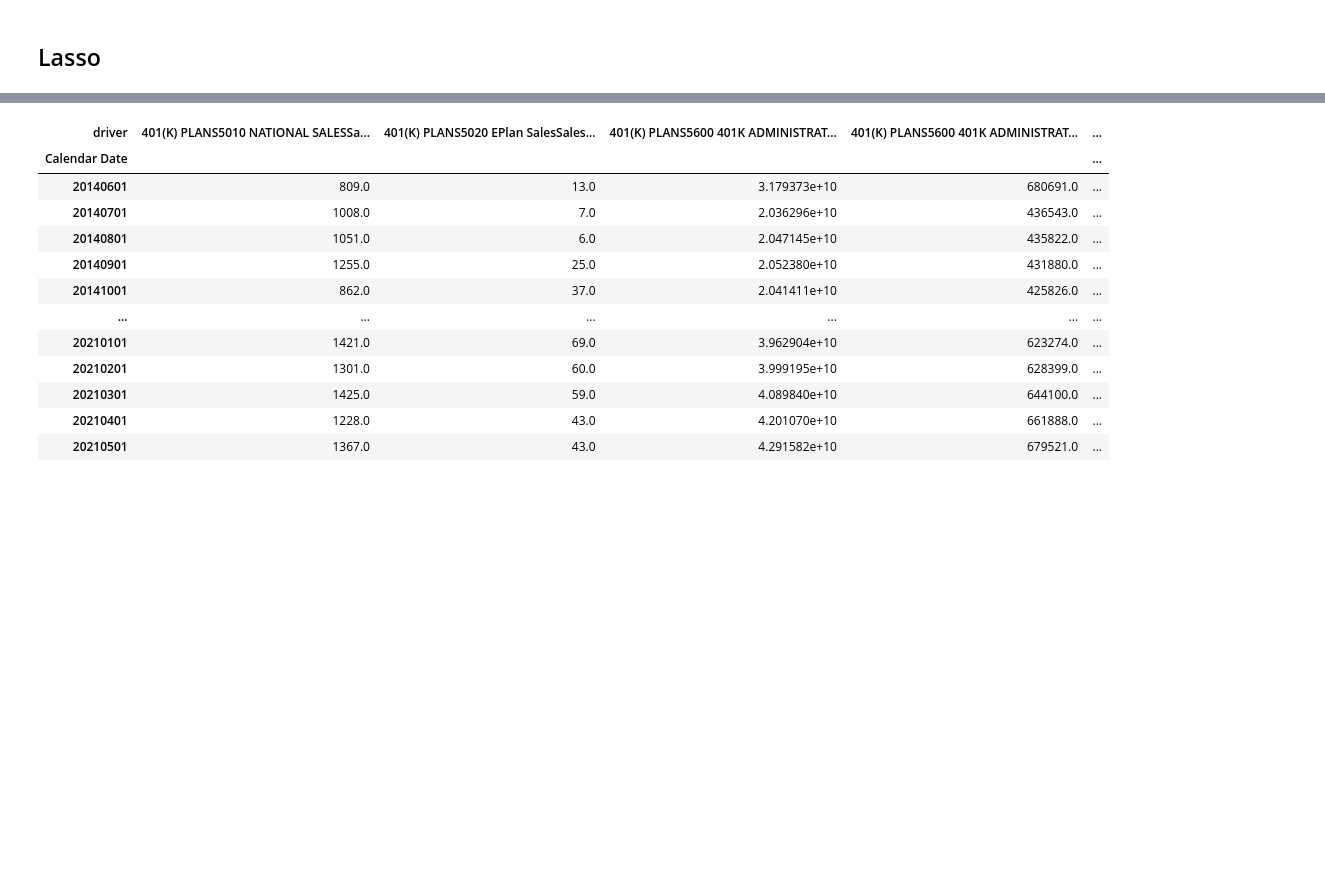
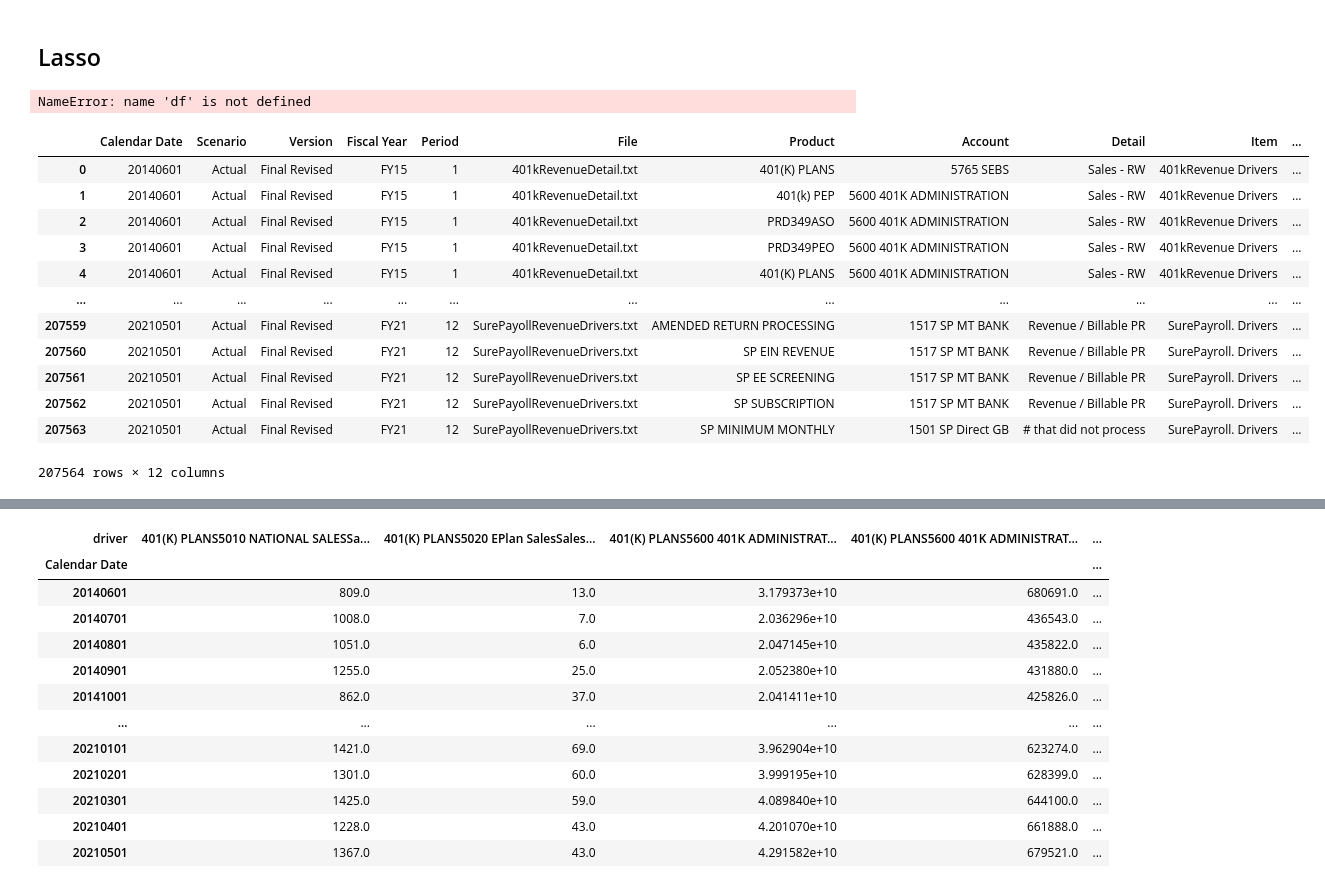
Before and after one commit to jluisjm/Paychex_revenue_forecast, a Jupyter notebook: notebooks/ExternalDataModels.ipynb, the cells around one changed output, grey strips where cells are left out. Saved outputs shown, nothing was run; the diff lists cells and outputs as text; code cells hidden in the pictures; blank space fills up the shorter version.

```diff
--- a/notebooks/ExternalDataModels.ipynb
+++ b/notebooks/ExternalDataModels.ipynb
@@ -80,6 +80,8 @@ with BytesIO() as stream:
     stream_downloader.readinto(stream)
     stream.seek(0)
     df_drivers = pd.read_csv(stream, dtype={'Period':str, 'Calendar Date': str})
+# %%
+df_drivers = pd.read_csv("C:/Users/bruno.gonzalez/DataspellProjects/Paychex_revenue_forecast/data/clean/table_drivers.csv")
 # %%
 df_drivers = df_drivers[df_drivers['Scenario']=='Actual']
 # %%
@@ -182,6 +184,24 @@ def model_train_featue_selection(model, X, y):
 # %% [markdown]
 ## Lasso
 # %%
-item_name = '401K Fee Revenue'
-driver_name = '401kRevenue Drivers'
+item_name = 'Payroll blended products'
+driver_name = 'Payroll blended products Drivers'
 df_item = df[item_name]
+# %% [output]
+NameError: name 'df' is not defined
+# %%
+df_drivers
+# %% [output]
+|  | Calendar Date | Scenario | Version | Fiscal Year | Period | File | Product | Account | Detail | Item | ... |
+| 0 | 20140601 | Actual | Final Revised | FY15 | 1 | 401kRevenueDetail.txt | 401(K) PLANS | 5765 SEBS | Sales - RW | 401kRevenue Drivers | ... |
+| 1 | 20140601 | Actual | Final Revised | FY15 | 1 | 401kRevenueDetail.txt | 401(k) PEP | 5600 401K ADMINISTRATION | Sales - RW | 401kRevenue Drivers | ... |
+| 2 | 20140601 | Actual | Final Revised | FY15 | 1 | 401kRevenueDetail.txt | PRD349ASO | 5600 401K ADMINISTRATION | Sales - RW | 401kRevenue Drivers | ... |
+| 3 | 20140601 | Actual | Final Revised | FY15 | 1 | 401kRevenueDetail.txt | PRD349PEO | 5600 401K ADMINISTRATION | Sales - RW | 401kRevenue Drivers | ... |
+| 4 | 20140601 | Actual | Final Revised | FY15 | 1 | 401kRevenueDetail.txt | 401(K) PLANS | 5600 401K ADMINISTRATION | Sales - RW | 401kRevenue Drivers | ... |
+| ... | ... | ... | ... | ... | ... | ... | ... | ... | ... | ... | ... |
+| 207559 | 20210501 | Actual | Final Revised | FY21 | 12 | SurePayollRevenueDrivers.txt | AMENDED RETURN PROCESSING | 1517 SP MT BANK | Revenue / Billable PR | SurePayroll. Drivers | ... |
+| 207560 | 20210501 | Actual | Final Revised | FY21 | 12 | SurePayollRevenueDrivers.txt | SP EIN REVENUE | 1517 SP MT BANK | Revenue / Billable PR | SurePayroll. Drivers | ... |
+| 207561 | 20210501 | Actual | Final Revised | FY21 | 12 | SurePayollRevenueDrivers.txt | SP EE SCREENING | 1517 SP MT BANK | Revenue / Billable PR | SurePayroll. Drivers | ... |
+| 207562 | 20210501 | Actual | Final Revised | FY21 | 12 | SurePayollRevenueDrivers.txt | SP SUBSCRIPTION | 1517 SP MT BANK | Revenue / Billable PR | SurePayroll. Drivers | ... |
+| 207563 | 20210501 | Actual | Final Revised | FY21 | 12 | SurePayollRevenueDrivers.txt | SP MINIMUM MONTHLY | 1501 SP Direct GB | # that did not process | SurePayroll. Drivers | ... |
+207564 rows × 12 columns
```
Also changed, not shown: parts of 4 cells of this notebook, 7 other files.
